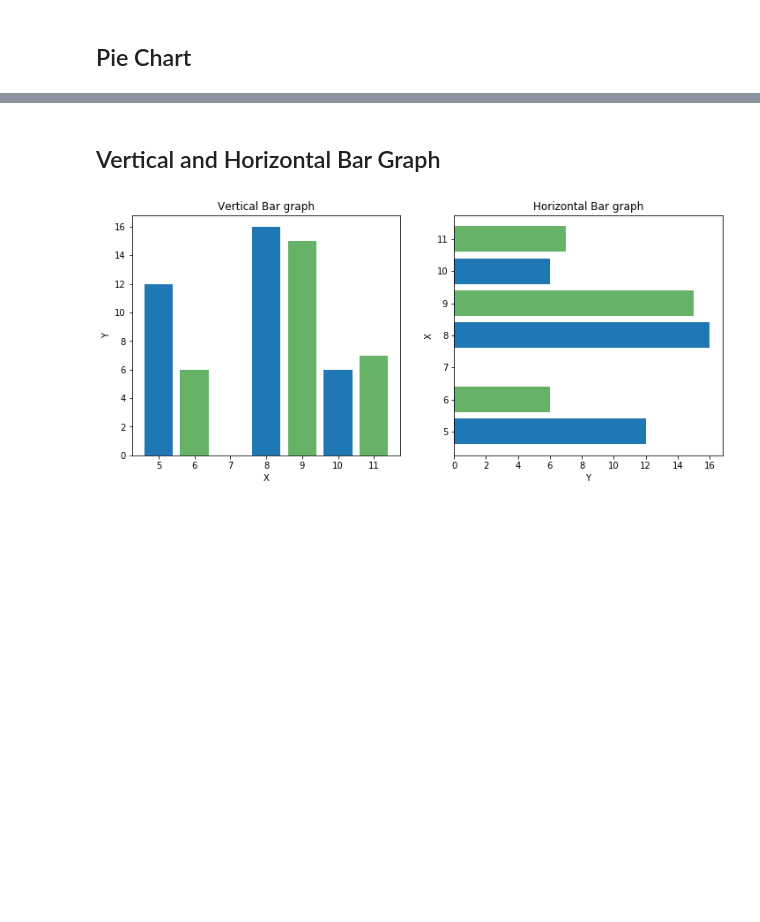
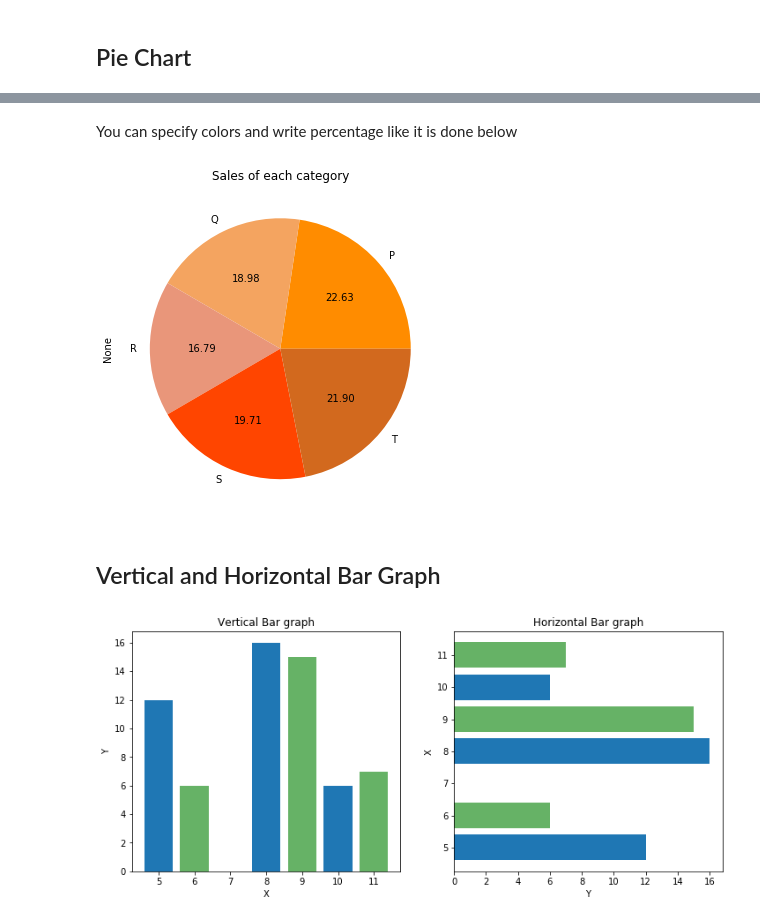
Before and after one commit to Deepshikha05/Visualization-in-Python, a Jupyter notebook: matplotlib/matplotlib.ipynb, the cells around one changed output, grey strips where cells are left out. Drawn from its saved outputs; the diff is of its cells as text; code cells hidden in the pictures; blank space fills up the shorter version.

Commit message:
Pie Chart Updated

```diff
--- a/matplotlib/matplotlib.ipynb
+++ b/matplotlib/matplotlib.ipynb
@@ -218,3 +218,11 @@ dtype: int64
+# %% [markdown]
+You can specify colors and write percentage like it is done below
+# %%
+colors = ['darkorange', 'sandybrown', 'darksalmon', 'orangered', 'chocolate']
+
+sales.plot.pie(figsize=(11,6),title='Sales of each category', colors=colors, autopct='%.2f');
+# %% [output]
+[figure, added]
 # %% [markdown]
 ## Vertical and Horizontal Bar Graph
 # %%
```
Also changed, not shown: parts of 18 cells of this notebook.
